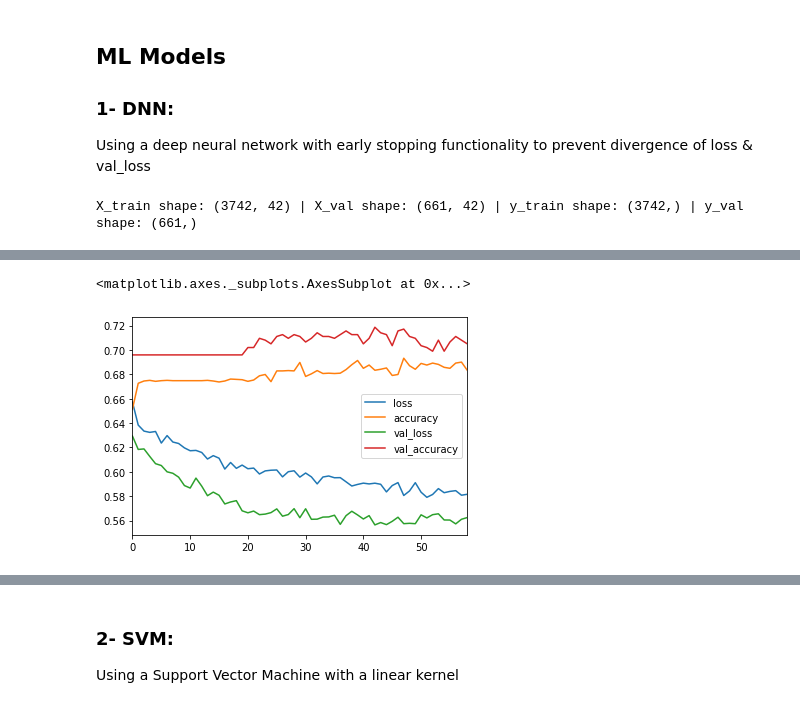
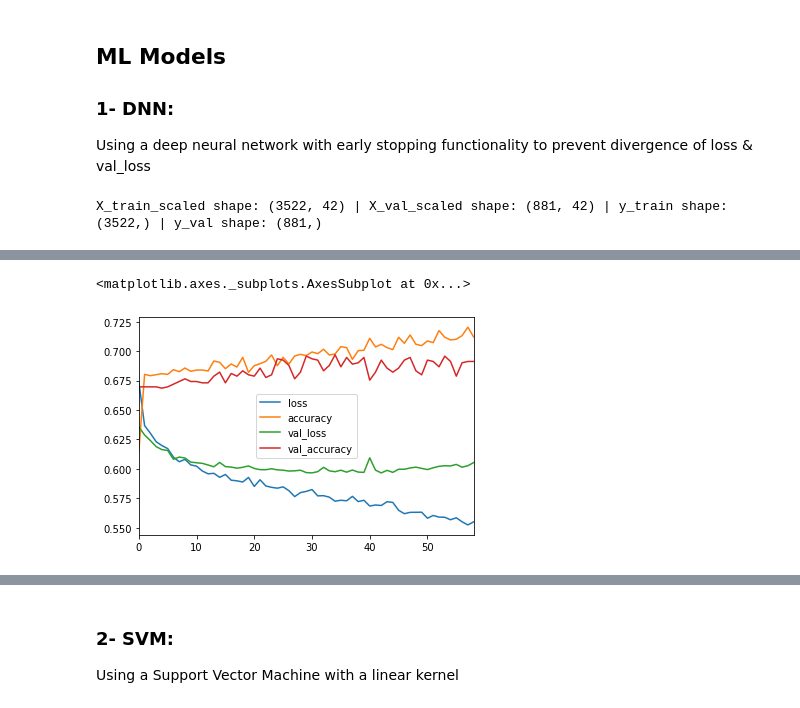
Before and after one commit to rezan21/UFC-Prediction, a Jupyter notebook: Ensemble.ipynb, the cells around one changed output, grey strips where cells are left out. Saved outputs shown, nothing was run; the diff lists cells and outputs as text; code cells hidden in the pictures.

```diff
--- a/Ensemble.ipynb
+++ b/Ensemble.ipynb
@@ -43,8 +45,7 @@ df = pd.read_csv("data/UFC_TRAIN.csv")
 # train/test split
 X = df.drop(["date","Winner","B_fighter","R_fighter"], axis=1).values
 y = df["Winner"].values
-#X_TRAIN, X_VAL, y_TRAIN, y_VAL = train_test_split(X,y, test_size=0.15, random_state=SEED)
-X_TRAIN, X_VAL, y_TRAIN, y_VAL = train_test_split(X,y, test_size=0.15) # without random state
+X_TRAIN, X_VAL, y_TRAIN, y_VAL = train_test_split(X,y, test_size=0.20, random_state=SEED)
 # %% [markdown]
 #### Baseline: Always predict red (i.e: 0)
 # %%
@@ -61,24 +62,26 @@ Using a deep neural network with early stopping functionality to prevent diverge
 # scaling
 scaler = MinMaxScaler()
 scaler.fit(X_TRAIN)
-X_train = scaler.transform(X_TRAIN)
-X_val = scaler.transform(X_VAL)
-y_train = y_TRAIN
-y_val = y_VAL
-print(f"X_train shape: {X_train.shape} | X_val shape: {X_val.shape} | y_train shape: {y_train.shape} | y_val shape: {y_val.shape}")
+X_train_scaled = scaler.transform(X_TRAIN)
+X_val_scaled = scaler.transform(X_VAL)
+
+print(f"X_train_scaled shape: {X_train_scaled.shape} | X_val_scaled shape: {X_val_scaled.shape} | y_train shape: {y_TRAIN.shape} | y_val shape: {y_VAL.shape}")
 
 # model
 dnnClf = Sequential()
 
 # input layer
 dnnClf.add(Dense(units=42, activation='relu'))
+#dnnClf.add(Dropout(0.5)) # deactivates 50% of nodes
+
+dnnClf.add(Dense(units=10, activation='relu'))
 dnnClf.add(Dropout(0.5)) # deactivates 50% of nodes
 
-dnnClf.add(Dense(units=42, activation='relu'))
-dnnClf.add(Dropout(0.5)) # deactivates 50% of nodes
+#dnnClf.add(Dense(units=10, activation='relu'))
+#dnnClf.add(Dropout(0.5)) # deactivates 50% of nodes
 
-dnnClf.add(Dense(units=42, activation='relu'))
-dnnClf.add(Dropout(0.5)) # deactivates 50% of nodes
+#dnnClf.add(Dense(units=10, activation='relu'))
+#dnnClf.add(Dropout(0.5)) # deactivates 50% of nodes
 
 #dnnClf.add(Dense(units=42, activation='relu'))
 #dnnClf.add(Dropout(0.5)) # deactivates 50% of nodes
@@ -95,12 +98,12 @@ dnnClf.compile(loss='binary_crossentropy', optimizer='adam', metrics=['accuracy'
 from tensorflow.keras.callbacks import EarlyStopping # prevent divergence of loss & val_loss
 early_stop = EarlyStopping(monitor='val_loss', mode='min', verbose=1, patience=16)
 # %% [output]
-X_train shape: (3742, 42) | X_val shape: (661, 42) | y_train shape: (3742,) | y_val shape: (661,)
+X_train_scaled shape: (3522, 42) | X_val_scaled shape: (881, 42) | y_train shape: (3522,) | y_val shape: (881,)
 # %%
-dnnClf.fit(x=X_train,
-          y=y_train,
+dnnClf.fit(x=X_train_scaled,
+          y=y_TRAIN,
           epochs=400,
-          validation_data=(X_val, y_val), verbose=1,
+          validation_data=(X_val_scaled, y_VAL), verbose=1,
           callbacks=[early_stop]
           )
 model_loss = pd.DataFrame(dnnClf.history.history)
@@ -125,6 +128,6 @@ Epoch 59/400
 Epoch 00059: early stopping
 <matplotlib.axes._subplots.AxesSubplot at 0x...>
-[figure, old version]
+[figure, new version]
 # %%
 dnnPreds = dnnClf.predict(scaler.transform(X_VAL))
 dnnPreds = [round(i[0]) for i in dnnPreds]
```
Also changed, not shown: parts of 11 cells of this notebook.
